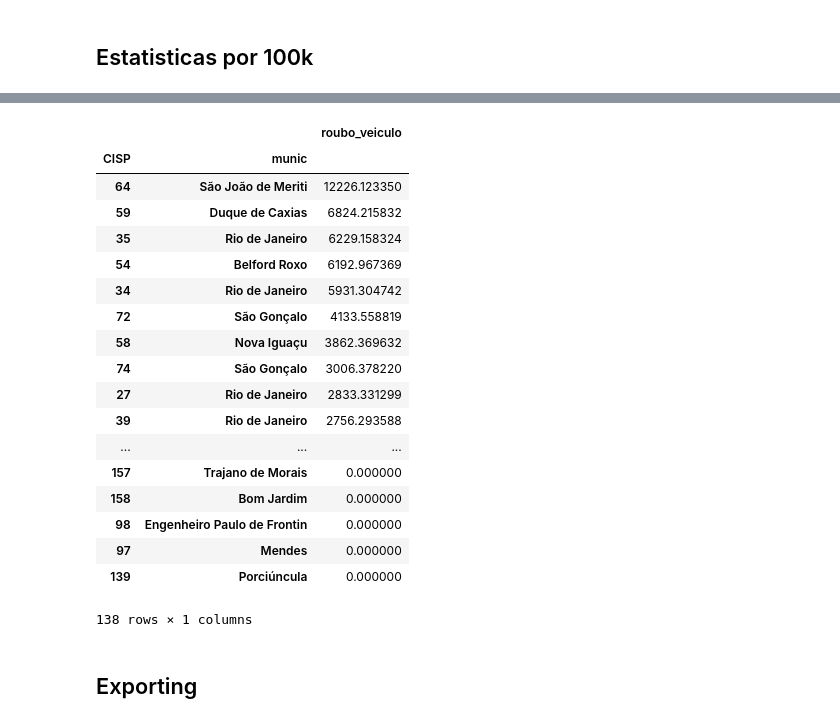
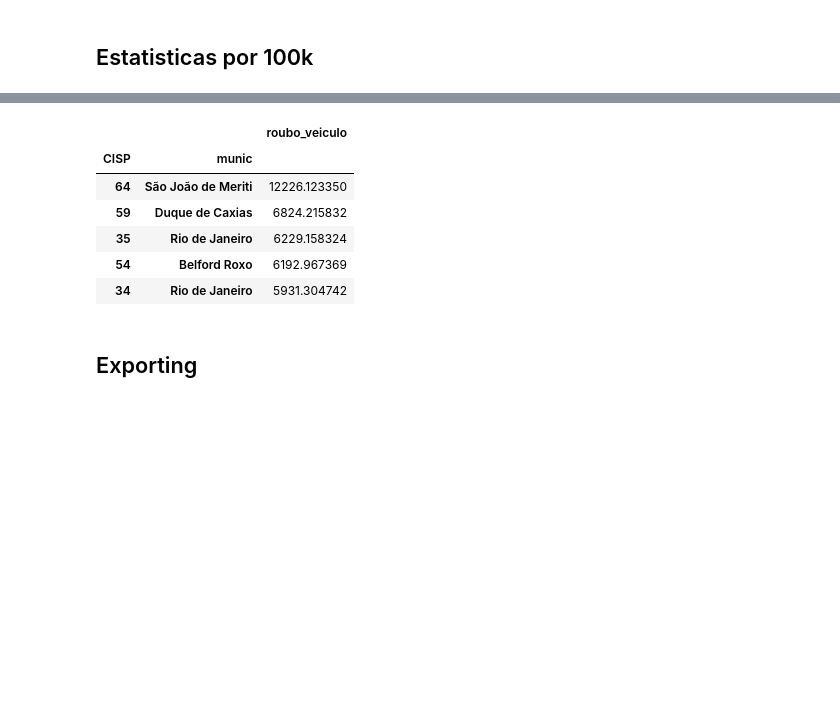
Before and after one commit to danielesteves/rjseg, a Jupyter notebook: RioSeg.ipynb, the cells around one changed output, grey strips where cells are left out. Cells and saved outputs as stored; diff of their text form; code cells hidden in the pictures; blank space fills up the shorter version.

```diff
--- a/RioSeg.ipynb
+++ b/RioSeg.ipynb
@@ -163,25 +169,13 @@ data_per100k[data_per100k['vano'] == 2016].sort_values('roubo_veiculo', ascendin
 # %%
-data_per100k[data_per100k['vano'] == 2016].groupby(['CISP','munic']).sum().sort_values('roubo_veiculo', ascending=False)[['roubo_veiculo']]
+data_per100k[data_per100k['vano'] == 2016].groupby(['CISP','munic']).sum().sort_values('roubo_veiculo', ascending=False)[['roubo_veiculo']].head(5)
 # %% [output]
 |  |  | roubo_veiculo |
 | CISP | munic |  |
 | 64 | São João de Meriti | 12226.123350 |
 | 59 | Duque de Caxias | 6824.215832 |
 | 35 | Rio de Janeiro | 6229.158324 |
 | 54 | Belford Roxo | 6192.967369 |
 | 34 | Rio de Janeiro | 5931.304742 |
-| 72 | São Gonçalo | 4133.558819 |
-| 58 | Nova Iguaçu | 3862.369632 |
-| 74 | São Gonçalo | 3006.378220 |
-| 27 | Rio de Janeiro | 2833.331299 |
-| 39 | Rio de Janeiro | 2756.293588 |
-| ... | ... | ... |
-| 157 | Trajano de Morais | 0.000000 |
-| 158 | Bom Jardim | 0.000000 |
-| 98 | Engenheiro Paulo de Frontin | 0.000000 |
-| 97 | Mendes | 0.000000 |
-| 139 | Porciúncula | 0.000000 |
-138 rows × 1 columns
 # %% [markdown]
 ## Exporting
 # %%
```
Also changed, not shown: parts of 15 cells of this notebook, 6 other files.
